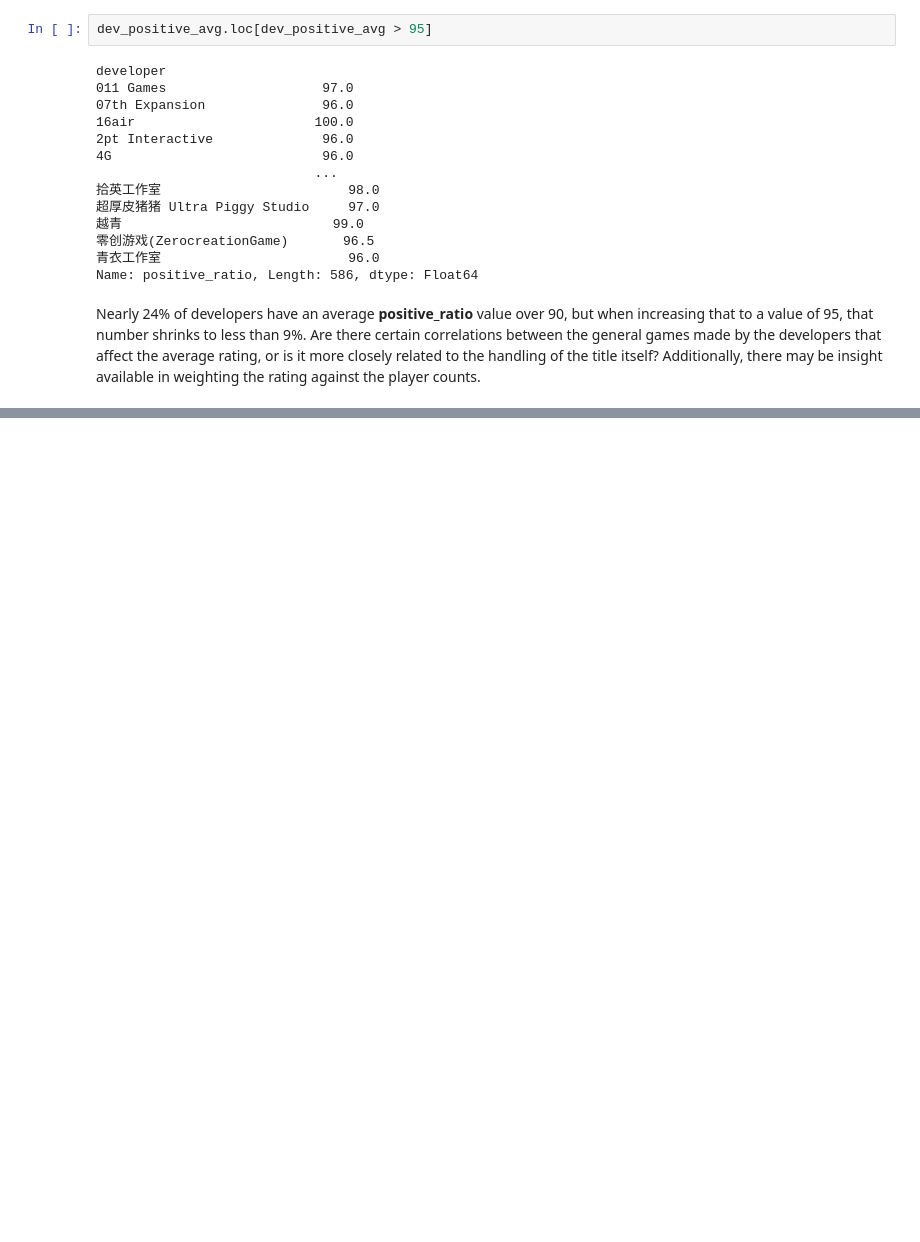
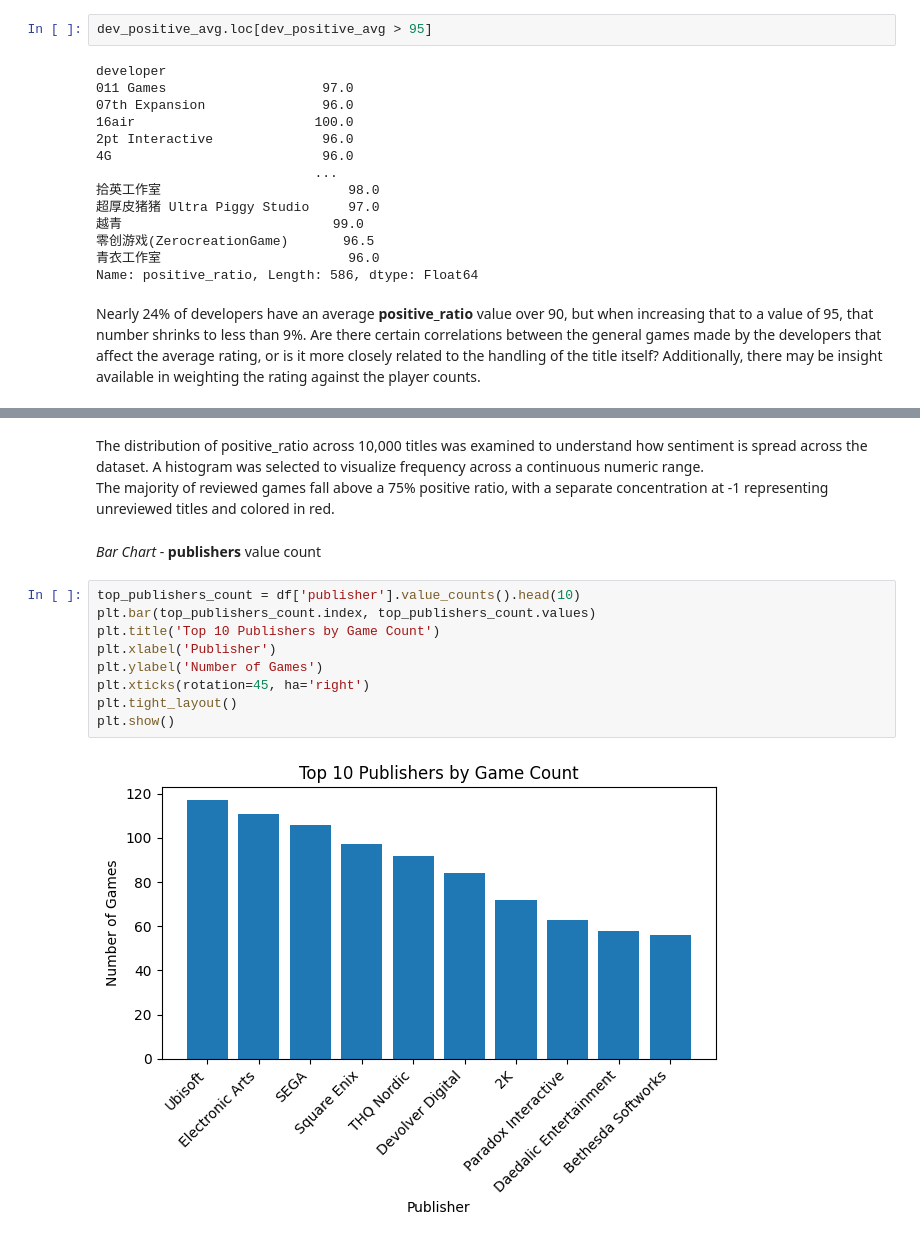
Before and after one commit to Chr-Dennis/exploring-steam-games-performance-and-review-statistics, a Jupyter notebook: keystone.ipynb, the cells around one changed output, grey strips where cells are left out. Saved outputs shown, nothing was run; the diff lists cells and outputs as text; blank space fills up the shorter version.

```diff
--- a/keystone.ipynb
+++ b/keystone.ipynb
@@ -384,0 +531,16 @@ Pricing and player counts may have some interesting things to say about sentimen
+# %% [markdown]
+The distribution of positive_ratio across 10,000 titles was examined to understand how sentiment is spread across the dataset. A histogram was selected to visualize frequency across a continuous numeric range.
+The majority of reviewed games fall above a 75% positive ratio, with a separate concentration at -1 representing unreviewed titles and colored in red.
+# %% [markdown]
+_Bar Chart_ - **publishers** value count
+# %%
+top_publishers_count = df['publisher'].value_counts().head(10)
+plt.bar(top_publishers_count.index, top_publishers_count.values)
+plt.title('Top 10 Publishers by Game Count')
+plt.xlabel('Publisher')
+plt.ylabel('Number of Games')
+plt.xticks(rotation=45, ha='right')
+plt.tight_layout()
+plt.show()
+# %% [output]
+[figure, added]
```
Also changed, not shown: parts of 23 cells of this notebook.
